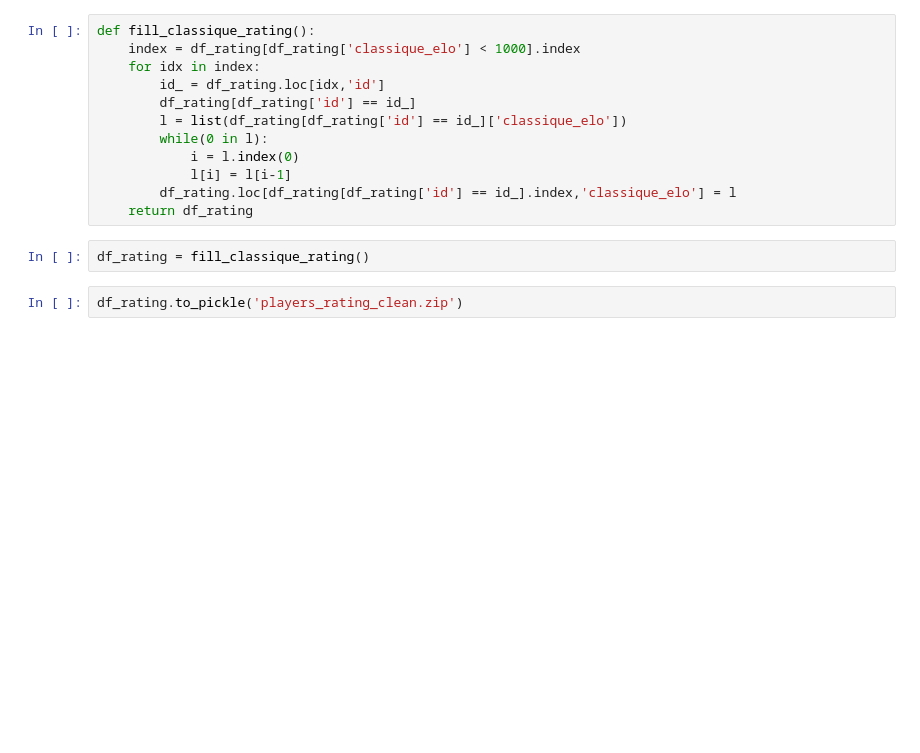
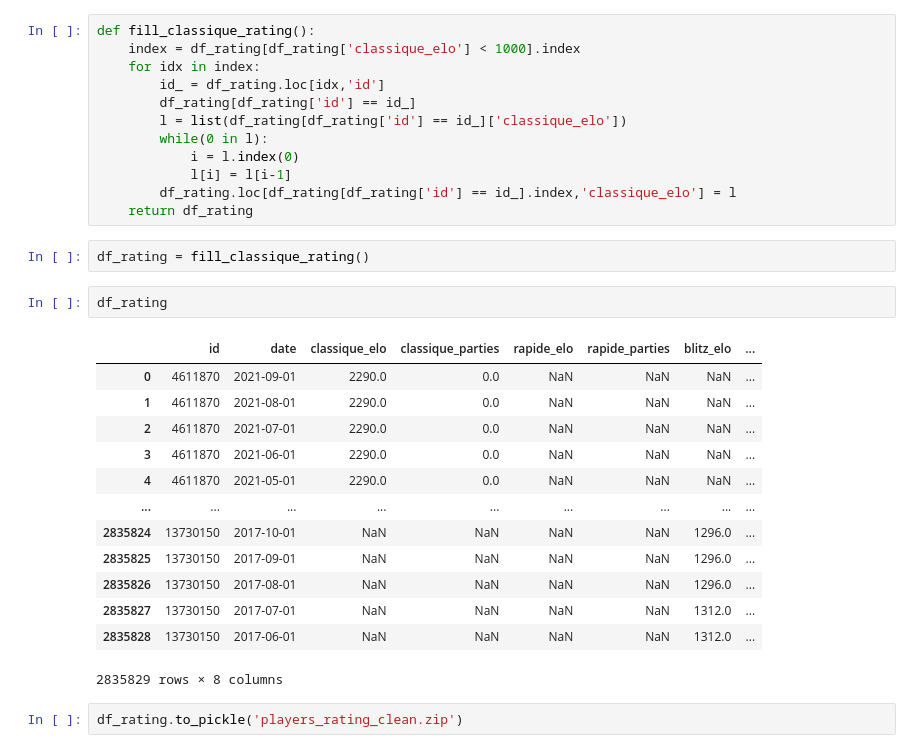
Before and after one commit to vinthara/chess, a Jupyter notebook: data_cleaning.ipynb, the cells around one changed output. Cells and saved outputs as stored; diff of their text form; blank space fills up the shorter version.

```diff
--- a/data_cleaning.ipynb
+++ b/data_cleaning.ipynb
@@ -357,5 +372,21 @@ def fill_classique_rating():
     return df_rating
 # %%
 df_rating = fill_classique_rating()
+# %%
+df_rating
+# %% [output]
+|  | id | date | classique_elo | classique_parties | rapide_elo | rapide_parties | blitz_elo | ... |
+| 0 | 4611870 | 2021-09-01 | 2290.0 | 0.0 | NaN | NaN | NaN | ... |
+| 1 | 4611870 | 2021-08-01 | 2290.0 | 0.0 | NaN | NaN | NaN | ... |
+| 2 | 4611870 | 2021-07-01 | 2290.0 | 0.0 | NaN | NaN | NaN | ... |
+| 3 | 4611870 | 2021-06-01 | 2290.0 | 0.0 | NaN | NaN | NaN | ... |
+| 4 | 4611870 | 2021-05-01 | 2290.0 | 0.0 | NaN | NaN | NaN | ... |
+| ... | ... | ... | ... | ... | ... | ... | ... | ... |
+| 2835824 | 13730150 | 2017-10-01 | NaN | NaN | NaN | NaN | 1296.0 | ... |
+| 2835825 | 13730150 | 2017-09-01 | NaN | NaN | NaN | NaN | 1296.0 | ... |
+| 2835826 | 13730150 | 2017-08-01 | NaN | NaN | NaN | NaN | 1296.0 | ... |
+| 2835827 | 13730150 | 2017-07-01 | NaN | NaN | NaN | NaN | 1312.0 | ... |
+| 2835828 | 13730150 | 2017-06-01 | NaN | NaN | NaN | NaN | 1312.0 | ... |
+2835829 rows × 8 columns
 # %%
 df_rating.to_pickle('players_rating_clean.zip')
```
Also changed, not shown: parts of 6 cells of this notebook.
